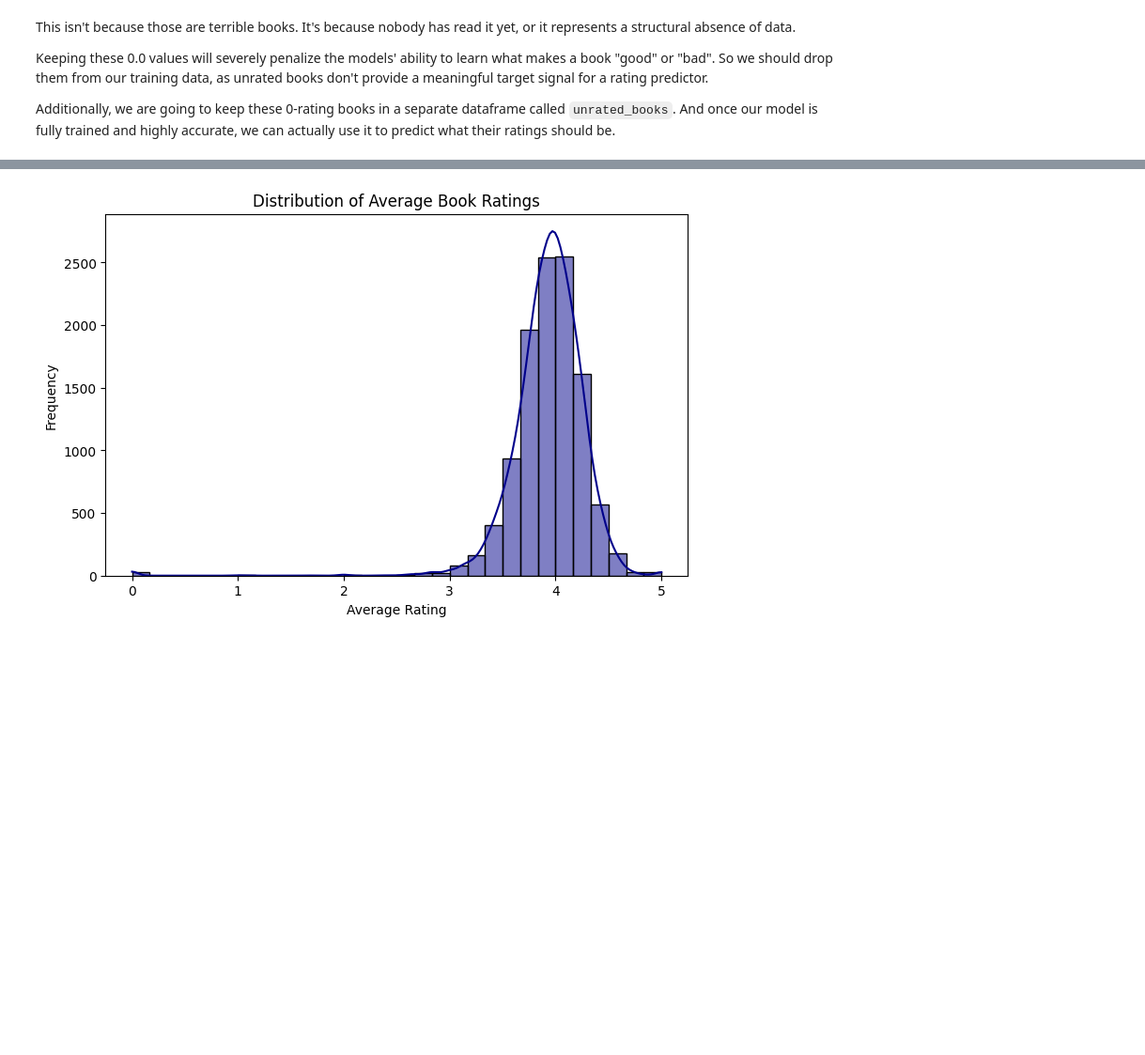
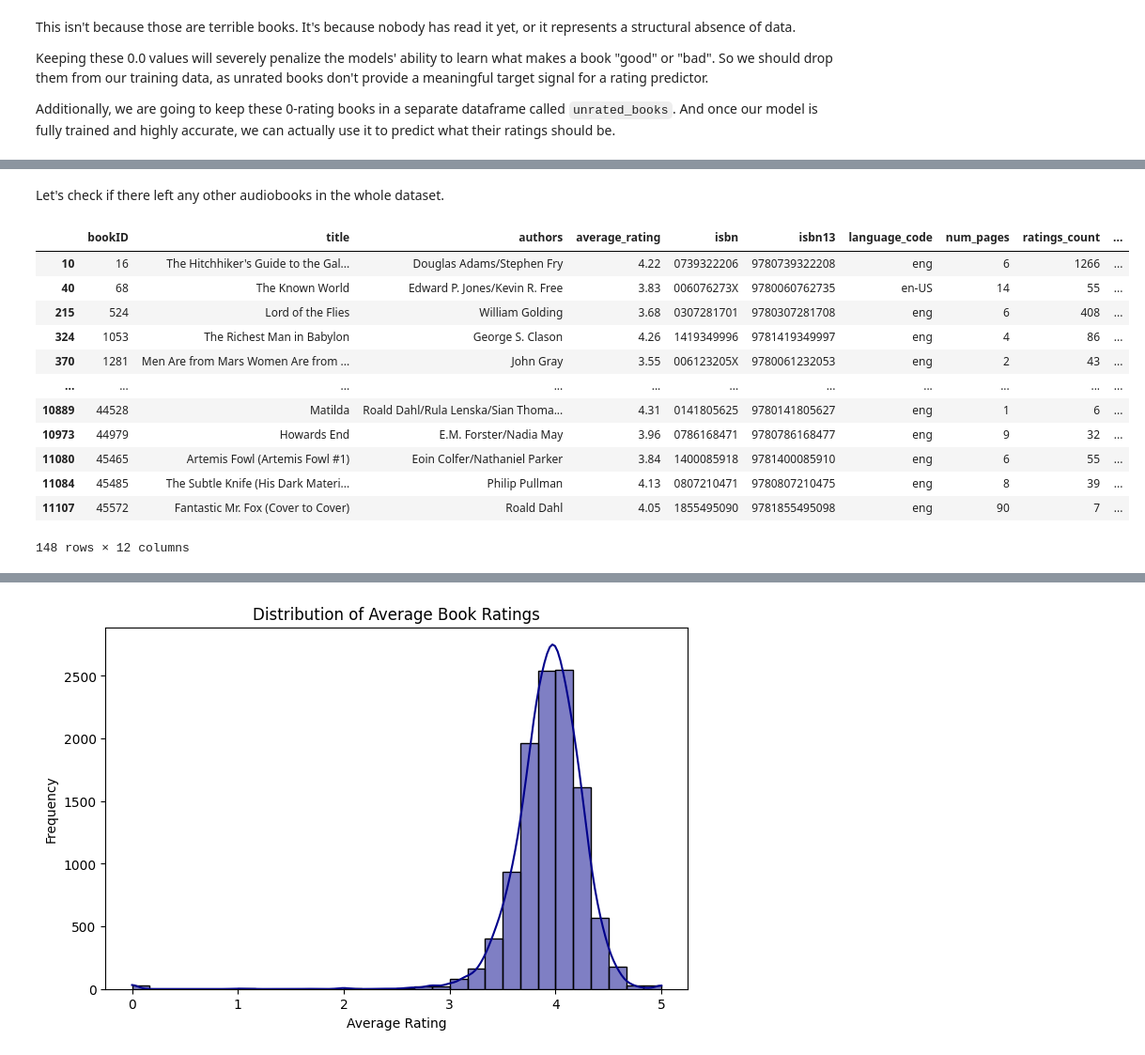
Before and after one commit to omar-el-mesaoudi/Book_Rating_Predictor, a Jupyter notebook: Notebook/Book_Rating_Predictor.ipynb, the cells around one changed output, grey strips where cells are left out. Shown at 94% size. Cells and saved outputs as stored; diff of their text form; code cells hidden in the pictures; blank space fills up the shorter version.

```diff
--- a/Notebook/Book_Rating_Predictor.ipynb
+++ b/Notebook/Book_Rating_Predictor.ipynb
@@ -234,0 +362,24 @@ Name: num_pages, Length: 74, dtype: float64
+# %%
+df = df[df['num_pages'] != 0]
+# %% [markdown]
+Let's check if there left any other audiobooks in the whole dataset.
+# %%
+is_audio_match_global = df['publisher'].str.lower().str.contains(audio_keywords, na=False)
+
+all_audiobooks = df[is_audio_match_global]
+
+all_audiobooks
+# %% [output]
+|  | bookID | title | authors | average_rating | isbn | isbn13 | language_code | num_pages | ratings_count | ... |
+| 10 | 16 | The Hitchhiker's Guide to the Gal... | Douglas Adams/Stephen Fry | 4.22 | 0739322206 | 9780739322208 | eng | 6 | 1266 | ... |
+| 40 | 68 | The Known World | Edward P. Jones/Kevin R. Free | 3.83 | 006076273X | 9780060762735 | en-US | 14 | 55 | ... |
+| 215 | 524 | Lord of the Flies | William Golding | 3.68 | 0307281701 | 9780307281708 | eng | 6 | 408 | ... |
+| 324 | 1053 | The Richest Man in Babylon | George S. Clason | 4.26 | 1419349996 | 9781419349997 | eng | 4 | 86 | ... |
+| 370 | 1281 | Men Are from Mars Women Are from ... | John Gray | 3.55 | 006123205X | 9780061232053 | eng | 2 | 43 | ... |
+| ... | ... | ... | ... | ... | ... | ... | ... | ... | ... | ... |
+| 10889 | 44528 | Matilda | Roald Dahl/Rula Lenska/Sian Thoma... | 4.31 | 0141805625 | 9780141805627 | eng | 1 | 6 | ... |
+| 10973 | 44979 | Howards End | E.M. Forster/Nadia May | 3.96 | 0786168471 | 9780786168477 | eng | 9 | 32 | ... |
+| 11080 | 45465 | Artemis Fowl (Artemis Fowl #1) | Eoin Colfer/Nathaniel Parker | 3.84 | 1400085918 | 9781400085910 | eng | 6 | 55 | ... |
+| 11084 | 45485 | The Subtle Knife (His Dark Materi... | Philip Pullman | 4.13 | 0807210471 | 9780807210475 | eng | 8 | 39 | ... |
+| 11107 | 45572 | Fantastic Mr. Fox (Cover to Cover) | Roald Dahl | 4.05 | 1855495090 | 9781855495098 | eng | 90 | 7 | ... |
+148 rows × 12 columns
```
Also changed, not shown: parts of 24 cells of this notebook.
